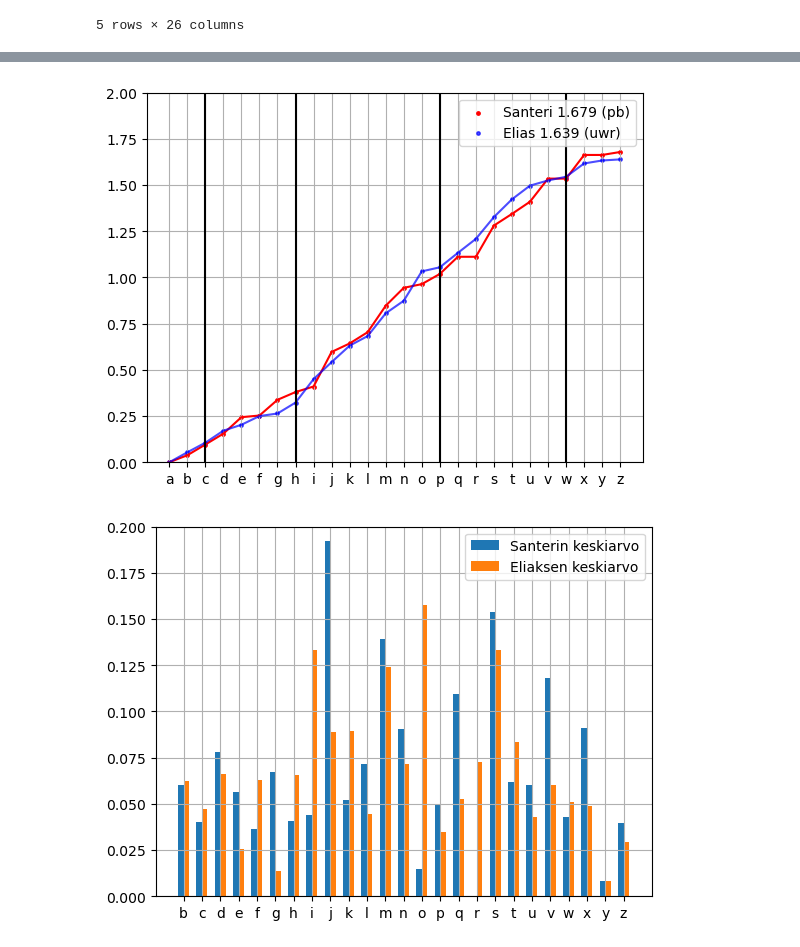
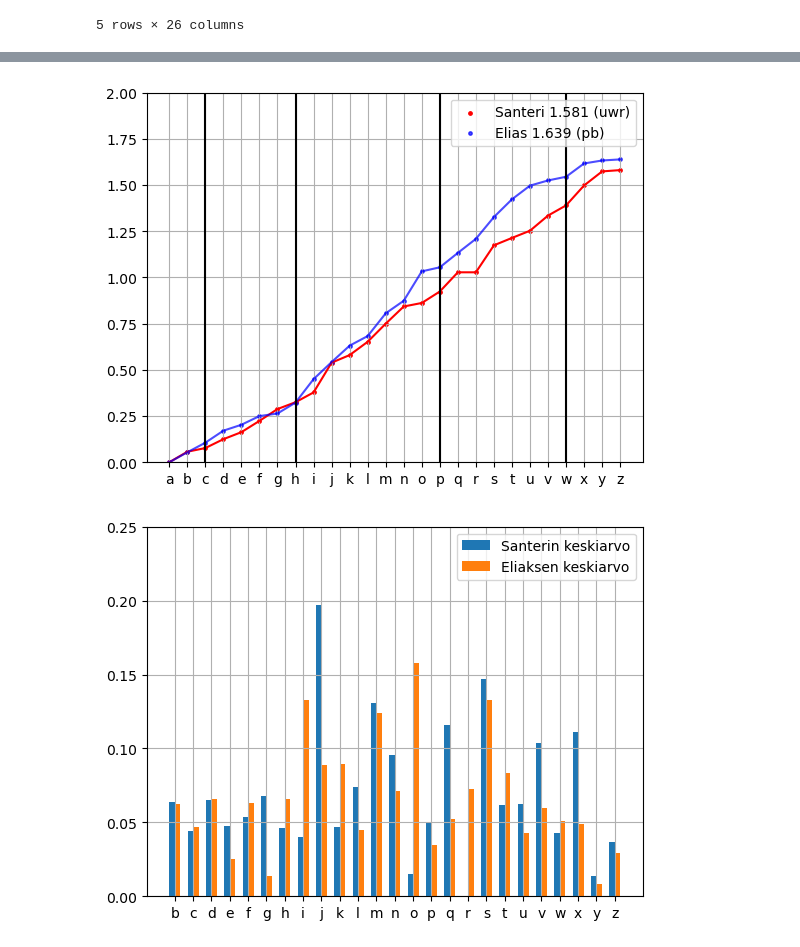
Before and after one commit to sansalv/abc-analyysi, a Jupyter notebook: abc_analyysi.ipynb, the cells around one changed output, grey strips where cells are left out. Saved outputs shown, nothing was run; the diff lists cells and outputs as text; code cells hidden in the pictures.

```diff
--- a/abc_analyysi.ipynb
+++ b/abc_analyysi.ipynb
@@ -25,13 +25,14 @@ df = pd.DataFrame(columns=abc)
 
 timeFiles = ['santeri1995.txt', 'santeri1987.txt', 'santeri1962.txt',
              'santeri1878.txt', 'santeri1865.txt', 'santeri1852.txt',
-             'santeri1821.txt', 'santeri1785.txt', 'santeri1756.txt',
+             'santeri1844.txt', 'santeri1821.txt', 'santeri1819.txt',
+             'santeri1790.txt', 'santeri1785.txt', 'santeri1756.txt',
              'santeri1726.txt', 'santeri1686.txt', 'santeri1682.txt',
-             'santeri1679.txt',
+             'santeri1679.txt', 'santeri1581.txt',
              'elias1699.txt', 'elias1639.txt']
 
 # E = indeksi, josta Eliaksen ajat alkavat
-E = 13
+E = 17
 
 for i in range(len(timeFiles)):
     df.loc[i] = listFromTimeData(timeFiles[i])
@@ -62,10 +63,10 @@ plt.show()
 # %%
 # PB runien vertailu
 
-plt.scatter(abc, df.T[E-1], c='r', alpha=1, s=6, label='Santeri 1.679 (pb)')
+plt.scatter(abc, df.T[E-1], c='r', alpha=1, s=6, label='Santeri 1.581 (uwr)')
 plt.plot(df.T[E-1], alpha=1, c='r')
 
-plt.scatter(abc, df.T[E+1], c='blue', alpha=0.7, s=6, label='Elias 1.639 (uwr)')
+plt.scatter(abc, df.T[E+1], c='blue', alpha=0.7, s=6, label='Elias 1.639 (pb)')
 plt.plot(df.T[E+1], alpha=0.7, c='blue')
 
 plt.ylim(0,2)
@@ -79,7 +80,7 @@ plt.grid()
 plt.legend()
 plt.show()
 # %% [output]
-[figure, old version]
+[figure, new version]
 # %%
 # Näppäinten erotus -dataframe
 
@@ -99,26 +100,26 @@ for i in range(len(timeFiles)):
 # %%
 # Santeri vs Elias keskiarvoaika/kirjain
 
 # Santerin sub 1.8 ajat 7-E
 dfs = df_diff[7:E].mean().T
 
 # Eliaksen sub 1.7 ajat E-
 dfe = df_diff[E:].mean().T
 
 X = abc[1:]
 X_axis = np.arange(25)
 sep = 0.15
 
 plt.bar(X_axis-sep, dfs, width=0.3, label='Santerin keskiarvo')
 plt.bar(X_axis+sep, dfe, width=0.3, label='Eliaksen keskiarvo')
 plt.xticks(X_axis, X)
 
-plt.ylim(0,0.2)
+plt.ylim(0,0.25)
 plt.grid()
 plt.legend()
 plt.show()
 # %% [output]
-[figure, old version]
+[figure, new version]
 # %%
 # Sama mutta normaali plotti (keskiarvoaika/kirjain)
 
```
Also changed, not shown: parts of 2 cells of this notebook, 4 other files.
